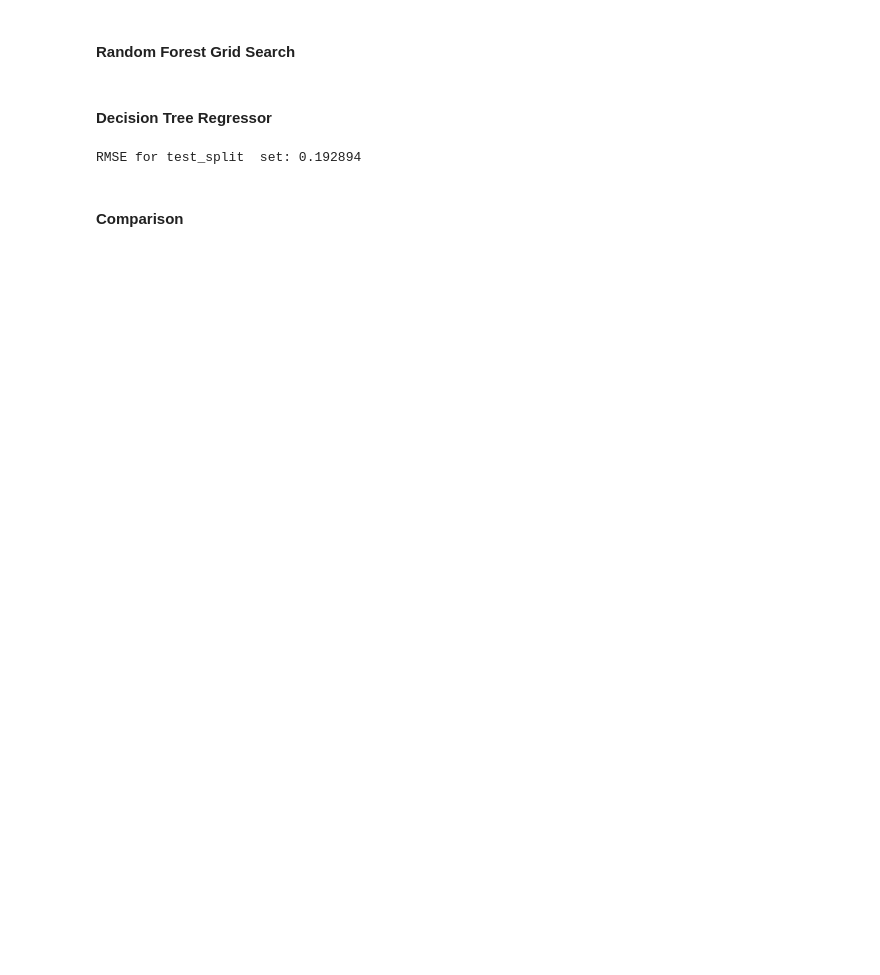
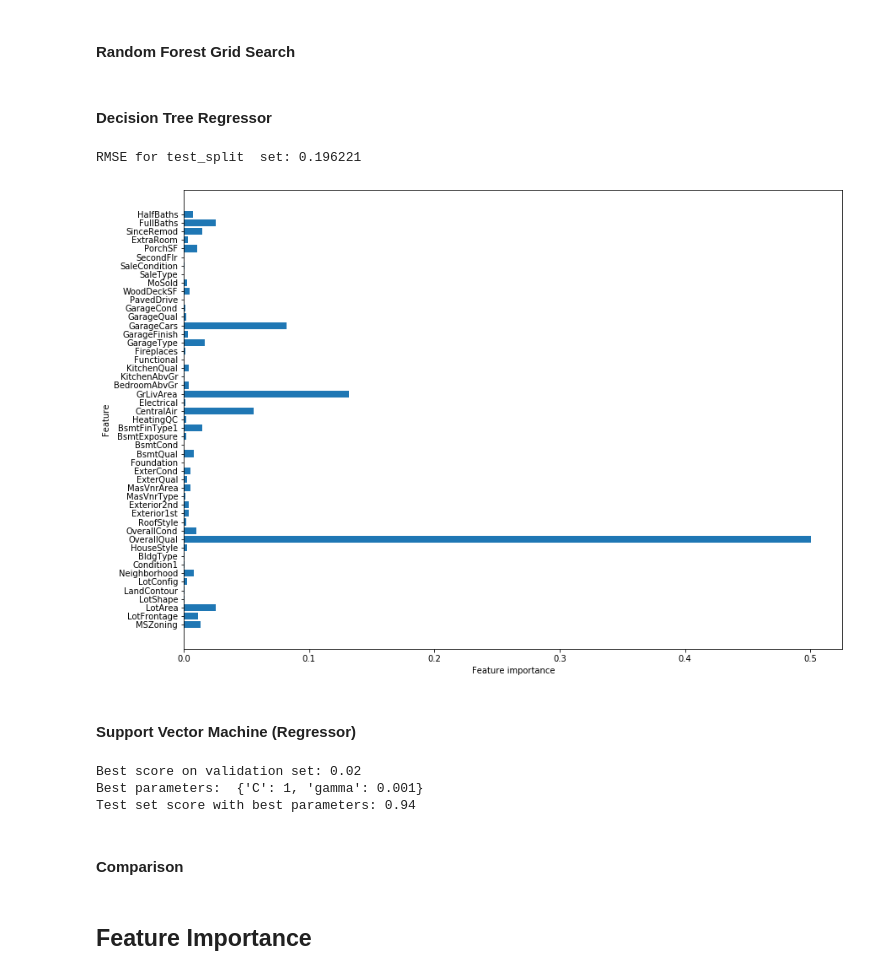
Before and after one commit to ryanhpark/HousingPricePrediction_ML, a Jupyter notebook: Lucas/3_Model.ipynb, the cells around one changed output. Cells and saved outputs as stored; diff of their text form; code cells hidden in the pictures; blank space fills up the shorter version.

```diff
--- a/Lucas/3_Model.ipynb
+++ b/Lucas/3_Model.ipynb
@@ -336,10 +337,43 @@ RMSE for test_split  set: 0.130098
 # %%
 tree_reg = DecisionTreeRegressor()
 tree_reg.fit(Xe_train, ye_train)
 
 print("RMSE for test_split  set: %f" %np.sqrt(mean_squared_error(tree_reg.predict(Xe_test), ye_test)))
+
+#print("Feature importances:\n{}".format(tree_reg.feature_importances_))
+plt.figure(figsize=(14,10))
+n_features = Xe_train.shape[1]
+plt.barh(range(n_features), tree_reg.feature_importances_, align='center')
+plt.yticks(np.arange(n_features), Xe_train.columns)
+plt.xlabel("Feature importance")
+plt.ylabel("Feature");
 # %% [output]
-RMSE for test_split  set: 0.192894
+RMSE for test_split  set: 0.196221
+[figure, added]
+# %% [markdown]
+#### Support Vector Machine (Regressor)
+# %%
+best_score = 0
+for gamma in [0.001, 0.01, 0.1, 1, 10, 100]:
+    for C in [0.001, 0.01, 0.1, 1, 10, 100]:
+        svm = SVR(gamma=gamma, C=C)
+        svm.fit(X_train, y_train)
+        score = svm.score(X_test, y_test)
+
+        if score > best_score:
+            best_score = score
+            best_parameters = {'C': C, 'gamma': gamma}
+
+svm = SVR(**best_parameters)
+svm.fit(X_test, y_test)
+test_score = svm.score(X_test, y_test)
+print("Best score on validation set: {:.2f}".format(best_score))
+print("Best parameters: ", best_parameters)
+print("Test set score with best parameters: {:.2f}".format(test_score))
+# %% [output]
+Best score on validation set: 0.02
+Best parameters:  {'C': 1, 'gamma': 0.001}
+Test set score with best parameters: 0.94
 # %% [markdown]
 #### Comparison
 # %%
@@ -353,3 +387,5 @@ RMSE for test_split  set: 0.192894
 #plt.tick_params(axis='y', labelsize=12.5)
 
 #plt.show()
+# %% [markdown]
+## Feature Importance
```
Also changed, not shown: parts of 20 cells of this notebook.
